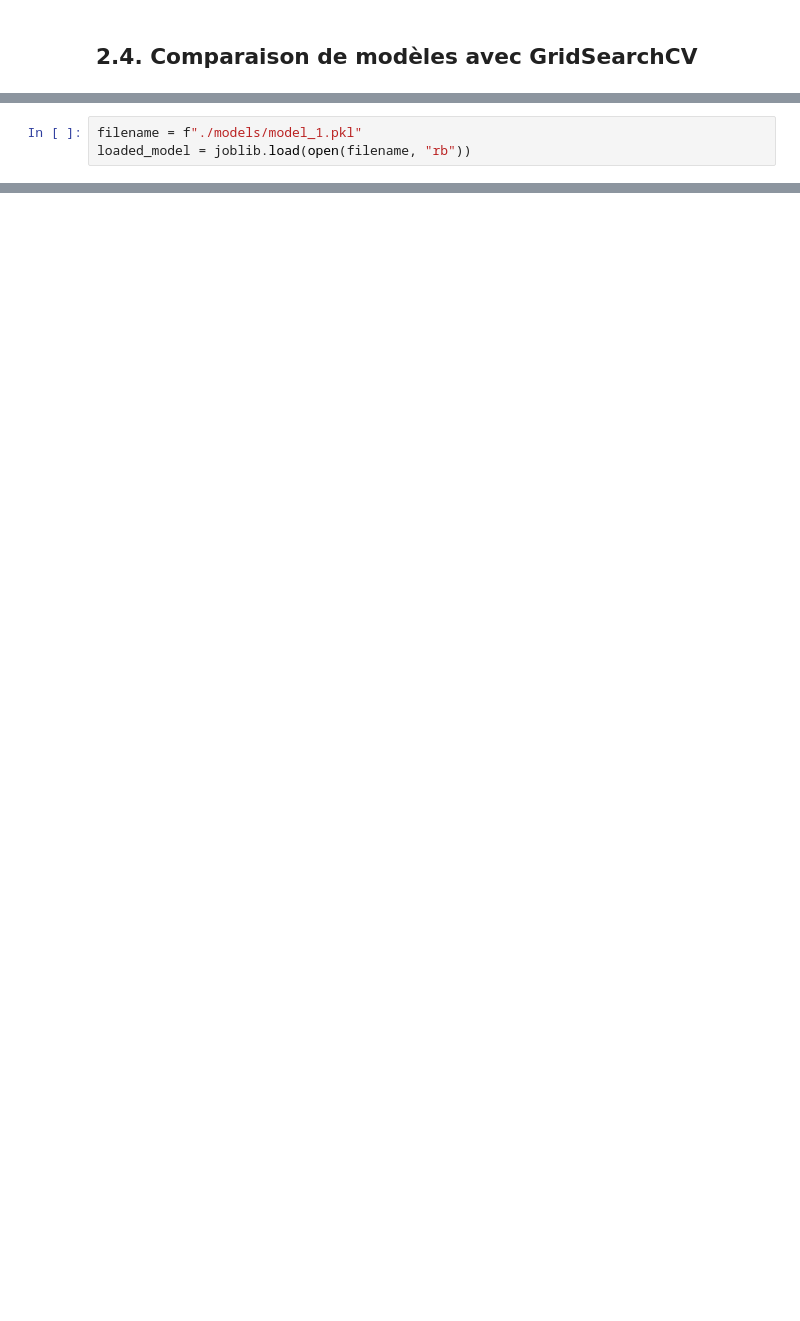
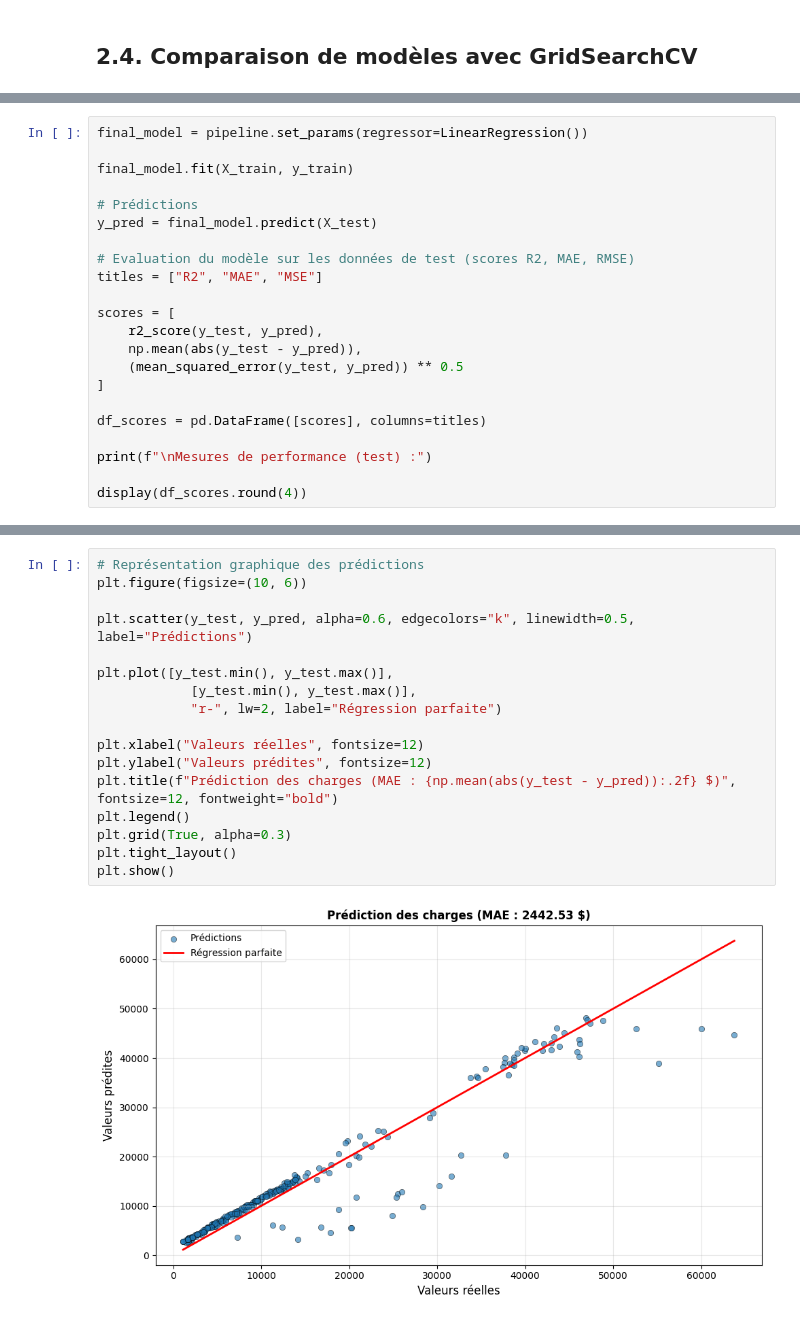
Before and after one commit to UmbertoEmonds/charge_vs_insurance, a Jupyter notebook: insurance_pipeline.ipynb, the cells around one changed output, grey strips where cells are left out. Cells and saved outputs as stored; diff of their text form; blank space fills up the shorter version.

Commit message:
fix: finish refactoring of pipeline notebook

```diff
--- a/insurance_pipeline.ipynb
+++ b/insurance_pipeline.ipynb
@@ -185,3 +295,22 @@ Mesures de performance (test) :
 # %%
-filename = f"./models/model_1.pkl"
-loaded_model = joblib.load(open(filename, "rb"))
+final_model = pipeline.set_params(regressor=LinearRegression())
+
+final_model.fit(X_train, y_train)
+
+# Prédictions
+y_pred = final_model.predict(X_test)
+
+# Evaluation du modèle sur les données de test (scores R2, MAE, RMSE)
+titles = ["R2", "MAE", "MSE"]
+
+scores = [
+    r2_score(y_test, y_pred),
+    np.mean(abs(y_test - y_pred)),
+    (mean_squared_error(y_test, y_pred)) ** 0.5
+]
+
+df_scores = pd.DataFrame([scores], columns=titles)
+
+print(f"\nMesures de performance (test) :")
+
+display(df_scores.round(4))
@@ -187,0 +321,19 @@ loaded_model = joblib.load(open(filename, "rb"))
+# %%
+# Représentation graphique des prédictions
+plt.figure(figsize=(10, 6))
+
+plt.scatter(y_test, y_pred, alpha=0.6, edgecolors="k", linewidth=0.5, label="Prédictions")
+
+plt.plot([y_test.min(), y_test.max()],
+            [y_test.min(), y_test.max()],
+            "r-", lw=2, label="Régression parfaite")
+
+plt.xlabel("Valeurs réelles", fontsize=12)
+plt.ylabel("Valeurs prédites", fontsize=12)
+plt.title(f"Prédiction des charges (MAE : {np.mean(abs(y_test - y_pred)):.2f} $)", fontsize=12, fontweight="bold")
+plt.legend()
+plt.grid(True, alpha=0.3)
+plt.tight_layout()
+plt.show()
+# %% [output]
+[figure, added]
```
Also changed, not shown: parts of 28 cells of this notebook, 5 other files.
